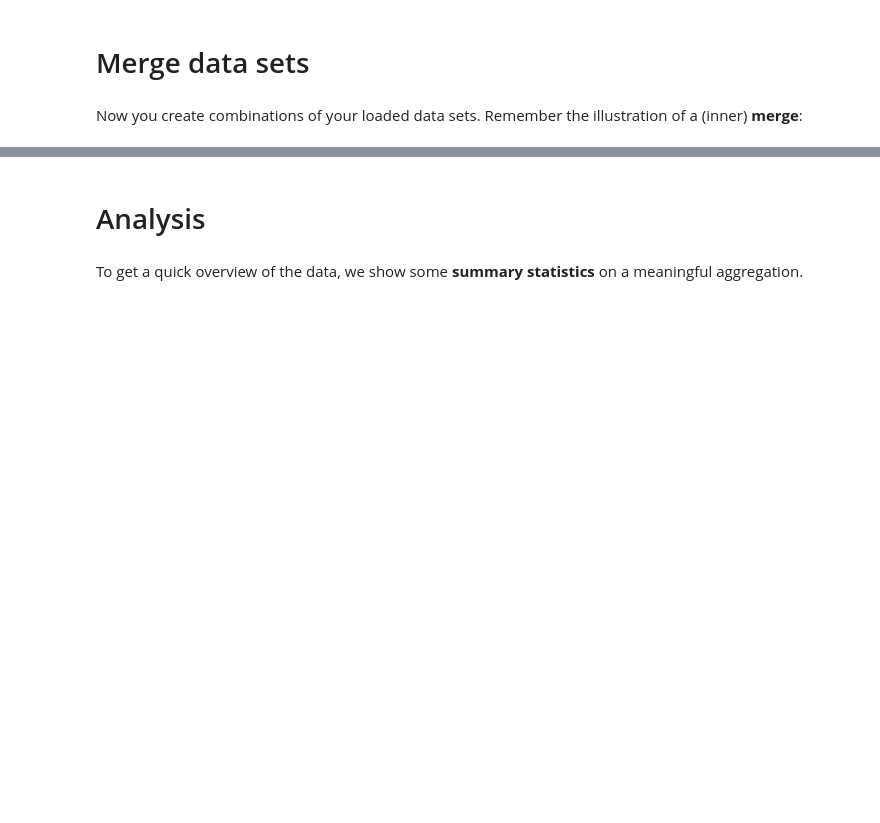
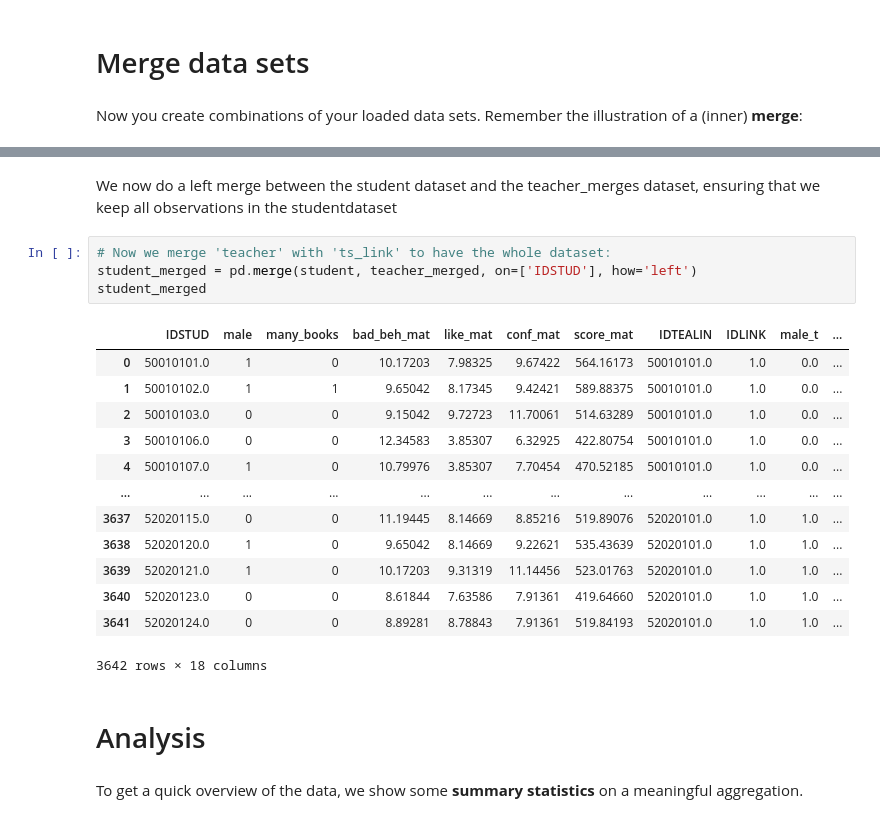
Before and after one commit to NumEconCopenhagen/projects-2024-anna-vithusha-og-barbara, a Jupyter notebook: dataproject/dataproject.ipynb, the cells around one changed output, grey strips where cells are left out. Saved outputs shown, nothing was run; the diff lists cells and outputs as text; blank space fills up the shorter version.

```diff
--- a/dataproject/dataproject.ipynb
+++ b/dataproject/dataproject.ipynb
@@ -167,3 +191,23 @@ Make sure that your resulting data sets have the correct number of rows and colu
+# %% [markdown]
+We now do a left merge between the student dataset and the teacher_merges dataset, ensuring that we keep all observations in the studentdataset
+# %%
+# Now we merge 'teacher' with 'ts_link' to have the whole dataset:
+student_merged = pd.merge(student, teacher_merged, on=['IDSTUD'], how='left')
+student_merged
+# %% [output]
+|  | IDSTUD | male | many_books | bad_beh_mat | like_mat | conf_mat | score_mat | IDTEALIN | IDLINK | male_t | ... |
+| 0 | 50010101.0 | 1 | 0 | 10.17203 | 7.98325 | 9.67422 | 564.16173 | 50010101.0 | 1.0 | 0.0 | ... |
+| 1 | 50010102.0 | 1 | 1 | 9.65042 | 8.17345 | 9.42421 | 589.88375 | 50010101.0 | 1.0 | 0.0 | ... |
+| 2 | 50010103.0 | 0 | 0 | 9.15042 | 9.72723 | 11.70061 | 514.63289 | 50010101.0 | 1.0 | 0.0 | ... |
+| 3 | 50010106.0 | 0 | 0 | 12.34583 | 3.85307 | 6.32925 | 422.80754 | 50010101.0 | 1.0 | 0.0 | ... |
+| 4 | 50010107.0 | 1 | 0 | 10.79976 | 3.85307 | 7.70454 | 470.52185 | 50010101.0 | 1.0 | 0.0 | ... |
+| ... | ... | ... | ... | ... | ... | ... | ... | ... | ... | ... | ... |
+| 3637 | 52020115.0 | 0 | 0 | 11.19445 | 8.14669 | 8.85216 | 519.89076 | 52020101.0 | 1.0 | 1.0 | ... |
+| 3638 | 52020120.0 | 1 | 0 | 9.65042 | 8.14669 | 9.22621 | 535.43639 | 52020101.0 | 1.0 | 1.0 | ... |
+| 3639 | 52020121.0 | 1 | 0 | 10.17203 | 9.31319 | 11.14456 | 523.01763 | 52020101.0 | 1.0 | 1.0 | ... |
+| 3640 | 52020123.0 | 0 | 0 | 8.61844 | 7.63586 | 7.91361 | 419.64660 | 52020101.0 | 1.0 | 1.0 | ... |
+| 3641 | 52020124.0 | 0 | 0 | 8.89281 | 8.78843 | 7.91361 | 519.84193 | 52020101.0 | 1.0 | 1.0 | ... |
+3642 rows × 18 columns
 # %% [markdown]
 # Analysis
 # %% [markdown]
```
Also changed, not shown: parts of 16 cells of this notebook.
